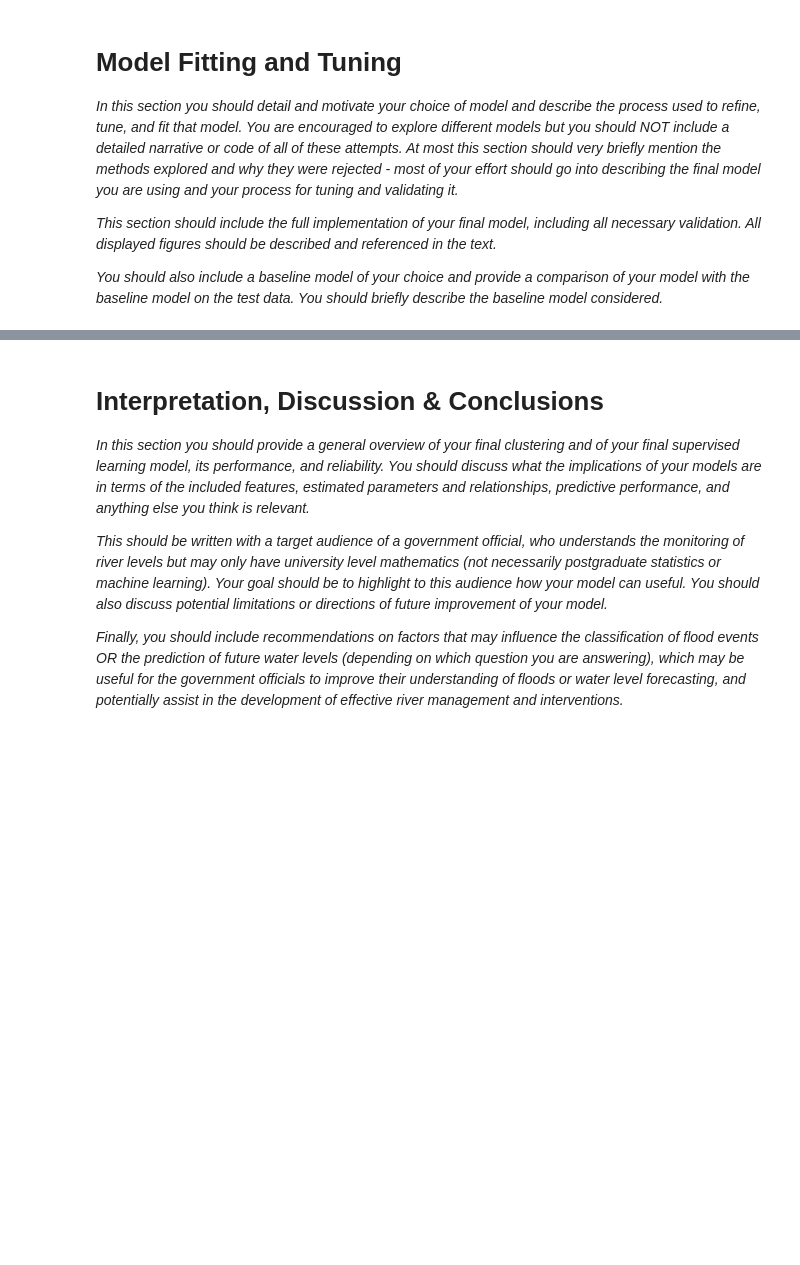
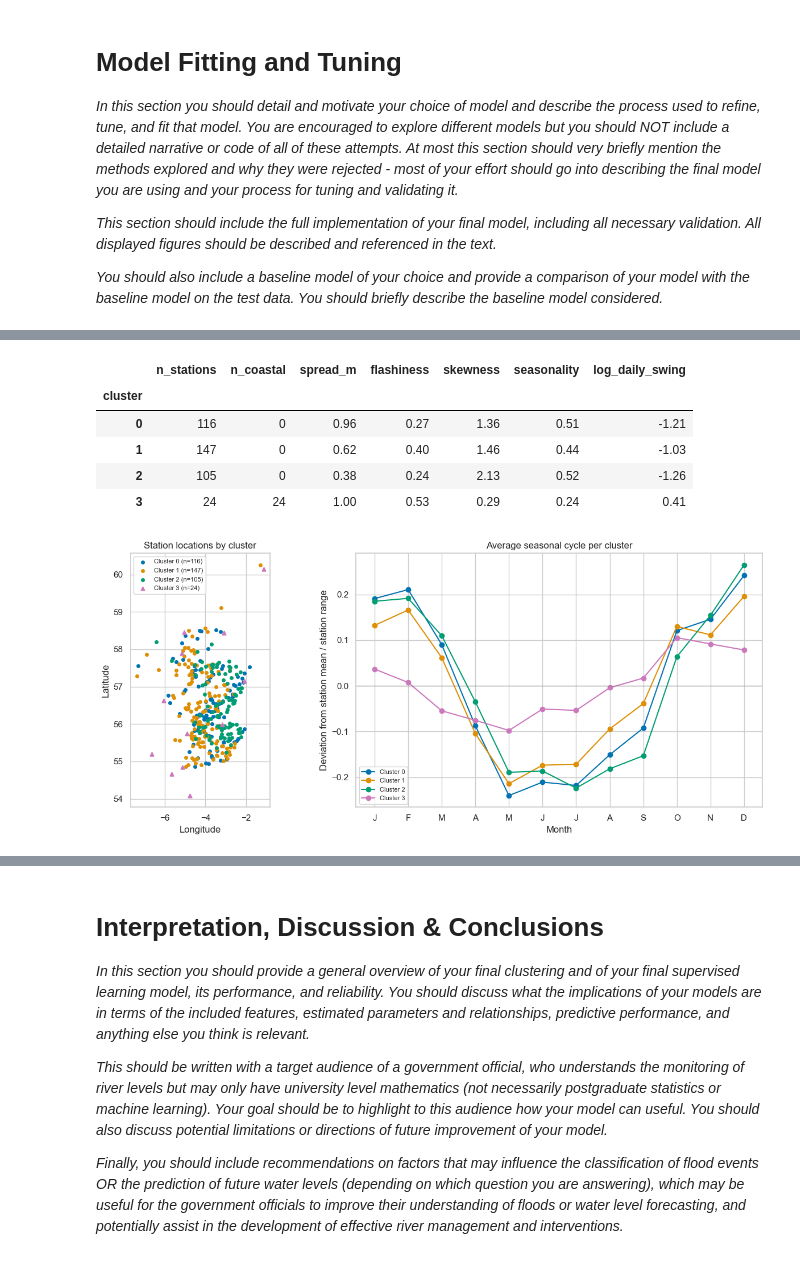
Before and after one commit to Finnmc3/ML-Project, a Jupyter notebook: Data and notebook/project.ipynb, the cells around one changed output, grey strips where cells are left out. Saved outputs shown, nothing was run; the diff lists cells and outputs as text; code cells hidden in the pictures; blank space fills up the shorter version.

```diff
--- a/Data and notebook/project.ipynb
+++ b/Data and notebook/project.ipynb
@@ -458,0 +605,45 @@ plt.show()
+# %%
+K = 4              # chosen above: elbow, highest stability, best agreement with Ward
+METHOD = "kmeans"
+labels = km_labels[K] if METHOD == "kmeans" else hierarchy.fcluster(Z, t=K, criterion="maxclust") - 1
+station["cluster"] = labels
+
+summary = station.groupby("cluster").agg(
+    n_stations=("cluster", "size"), n_coastal=("is_tidal", "sum"),
+    **{c: (c, "median") for c in feature_cols})
+summary.insert(2, "spread_m", np.exp(summary.pop("log_spread")))
+display(summary.round(2))
+
+# Distinct colours for each cluster (purple for the coastal cluster, so it isn't confused with orange)
+palette = [sns.color_palette("colorblind")[i] for i in (0, 1, 2, 4)]
+markers = ["o", "o", "o", "^"]  # triangles for the coastal gauges
+
+fig, (ax_map, ax_season) = plt.subplots(1, 2, figsize=(13, 5.5), gridspec_kw={"width_ratios": [1, 1.3]})
+for c in range(K):
+    s = station[station["cluster"] == c]
+    ax_map.scatter(s["Longitude"], s["Latitude"], s=22 if c == 3 else 16, marker=markers[c],
+                   color=palette[c], label=f"Cluster {c} (n={len(s)})")
+ax_map.set_aspect(1 / np.cos(np.deg2rad(57)))  # correct the map's aspect ratio for Scotland's latitude
+ax_map.set(xlabel="Longitude", ylabel="Latitude", title="Station locations by cluster")
+ax_map.legend(fontsize=8)
+
+
+# Seasonal cycle as a fraction of each station's own range, so stations are comparable
+season = row_norm.loc[station.index].div(spread.loc[station.index], axis=0)
+for c in range(K):
+    ax_season.plot(range(1, 13), season[station["cluster"] == c].mean().values,
+                   marker="o", color=palette[c], label=f"Cluster {c}")
+ax_season.axhline(0, color="grey", lw=0.8)
+ax_season.set_xticks(range(1, 13), ["J","F","M","A","M","J","J","A","S","O","N","D"])
+ax_season.set(xlabel="Month", ylabel="Deviation from station mean / station range",
+              title="Average seasonal cycle per cluster")
+ax_season.legend(fontsize=8)
+plt.tight_layout(); plt.show()
+# %% [output]
+|  | n_stations | n_coastal | spread_m | flashiness | skewness | seasonality | log_daily_swing |
+| cluster |  |  |  |  |  |  |  |
+| 0 | 116 | 0 | 0.96 | 0.27 | 1.36 | 0.51 | -1.21 |
+| 1 | 147 | 0 | 0.62 | 0.40 | 1.46 | 0.44 | -1.03 |
+| 2 | 105 | 0 | 0.38 | 0.24 | 2.13 | 0.52 | -1.26 |
+| 3 | 24 | 24 | 1.00 | 0.53 | 0.29 | 0.24 | 0.41 |
+[figure, added]
```
Also changed, not shown: parts of 10 cells of this notebook.
